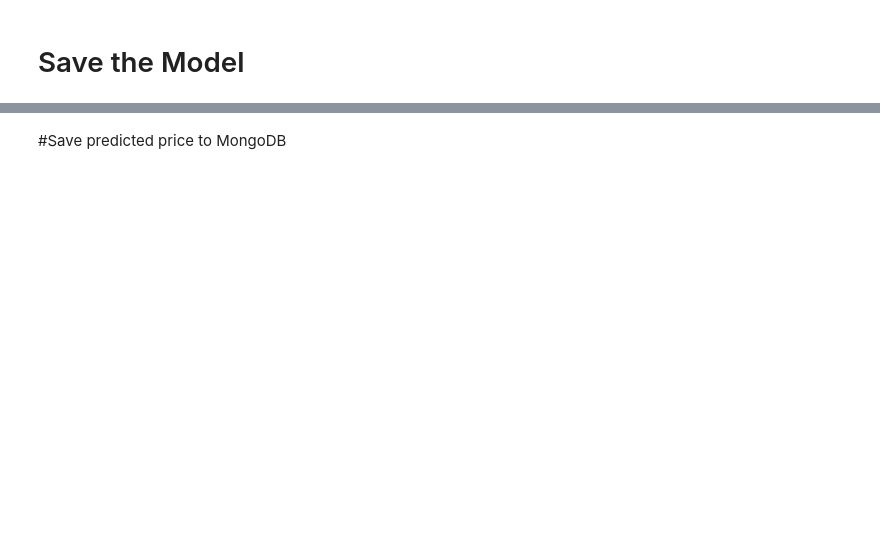
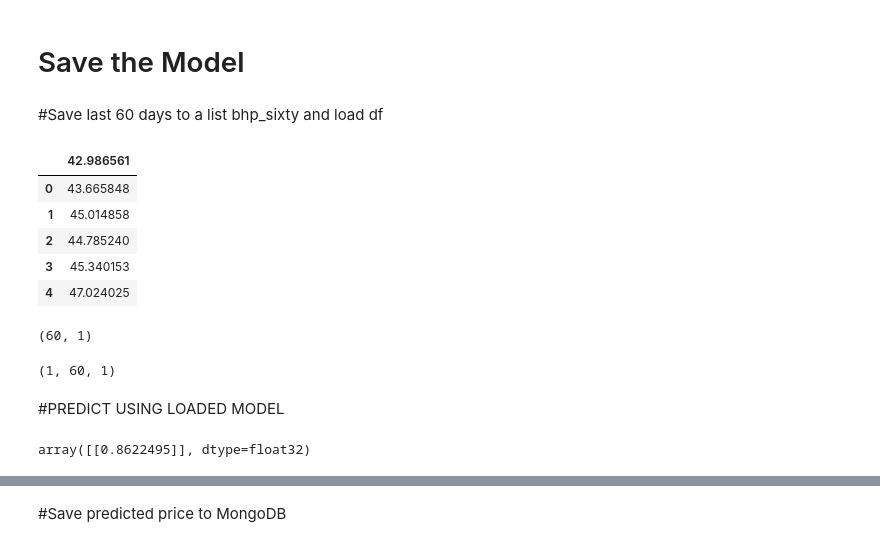
Before and after one commit to antoinetteboyle/Demystifying-ML, a Jupyter notebook: shares/m_models/model_LSTM_BHP.ipynb, the cells around one changed output, grey strips where cells are left out. Saved outputs shown, nothing was run; the diff lists cells and outputs as text; code cells hidden in the pictures; blank space fills up the shorter version.

```diff
--- a/shares/m_models/model_LSTM_BHP.ipynb
+++ b/shares/m_models/model_LSTM_BHP.ipynb
@@ -245,0 +252,30 @@ filename = 'bhpmodel.sav'
+# %% [markdown]
+#Save last 60 days to a list bhp_sixty and load df
+# %%
+# Read in the CSV file
+df_bhp_sixty = pd.read_csv("../static/data/bhp_sixty.csv")
+df_bhp_sixty.head()
+# %% [output]
+|  | 42.986561 |
+| 0 | 43.665848 |
+| 1 | 45.014858 |
+| 2 | 44.785240 |
+| 3 | 45.340153 |
+| 4 | 47.024025 |
+# %%
+close_sixty_val = df_bhp_sixty[-60:].values
+last_sixty = close_sixty_val.reshape(-1,1)
+last_sixty.shape
+# %% [output]
+(60, 1)
+# %%
+last_sixty_scaled = scaler.transform(last_sixty)
+new_X_tell = []
+new_X_tell.append(last_sixty_scaled)
+new_X_tell =np.array(new_X_tell)
+new_X_tell =np.reshape(new_X_tell, (new_X_tell.shape[0], new_X_tell.shape[1],1))
+new_X_tell.shape
+# %% [output]
+(1, 60, 1)
+# %% [markdown]
+#PREDICT USING LOADED MODEL
@@ -245,0 +285,5 @@ filename = 'bhpmodel.sav'
+# %%
+model_in_pd_scale = model_in.predict(new_X_tell)
+model_in_pd_scale
+# %% [output]
+array([[0.8622495]], dtype=float32)
```
Also changed, not shown: parts of 32 cells of this notebook, 25 other files.
